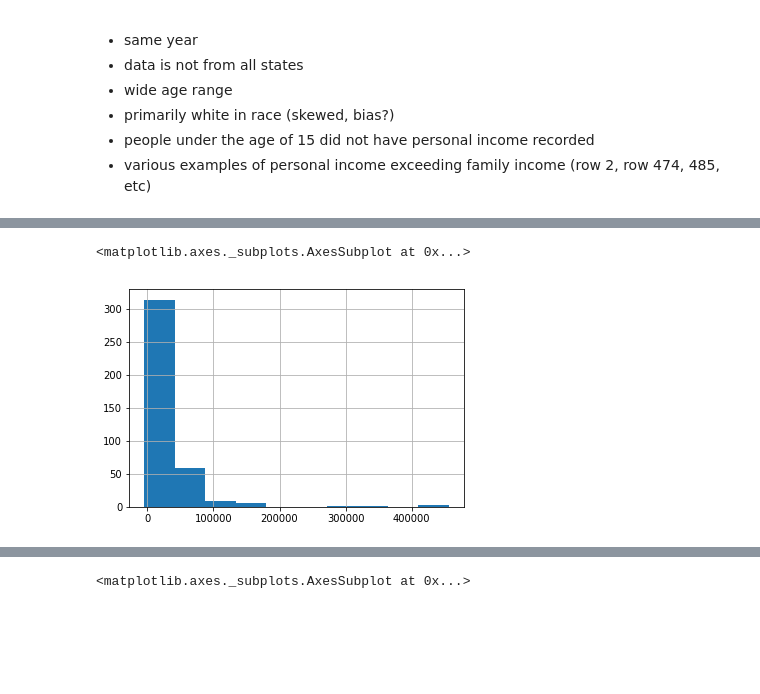
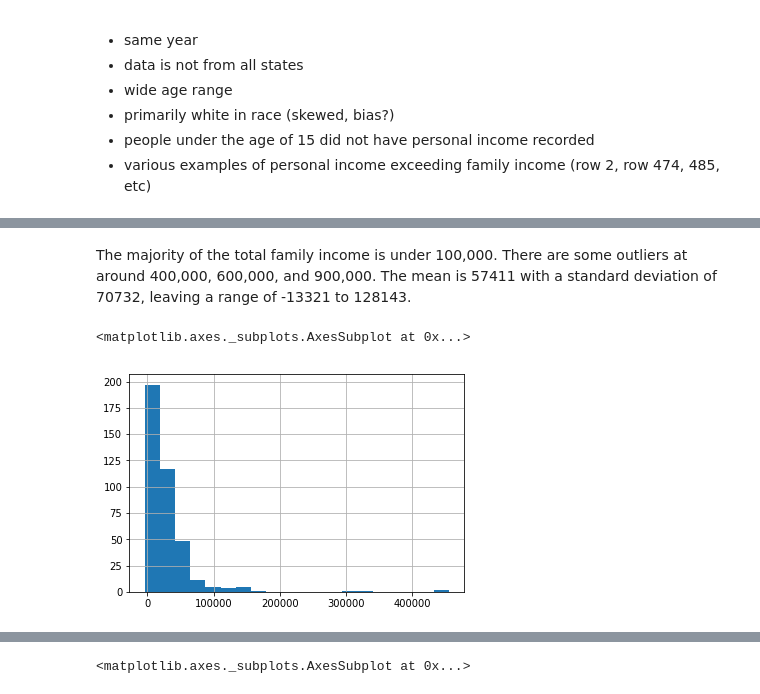
Before and after one commit to esire1/Math2212_Sirett, a Jupyter notebook: HW/Midterm_Sirett.ipynb, the cells around one changed output, grey strips where cells are left out. Cells and saved outputs as stored; diff of their text form; code cells hidden in the pictures; blank space fills up the shorter version.

```diff
--- a/HW/Midterm_Sirett.ipynb
+++ b/HW/Midterm_Sirett.ipynb
@@ -76,5 +88,7 @@ cen['total_family_income'].hist()
+# %% [markdown]
+The majority of the total family income is under 100,000. There are some outliers at around 400,000, 600,000, and 900,000. The mean is 57411 with a standard deviation of 70732, leaving a range of -13321 to 128143.
 # %%
-cen['total_personal_income'].hist()
+cen['total_personal_income'].hist(bins = 20)
 # %% [output]
 <matplotlib.axes._subplots.AxesSubplot at 0x...>
-[figure, old version]
+[figure, new version]
```
Also changed, not shown: parts of 8 cells of this notebook, 3 other files.
